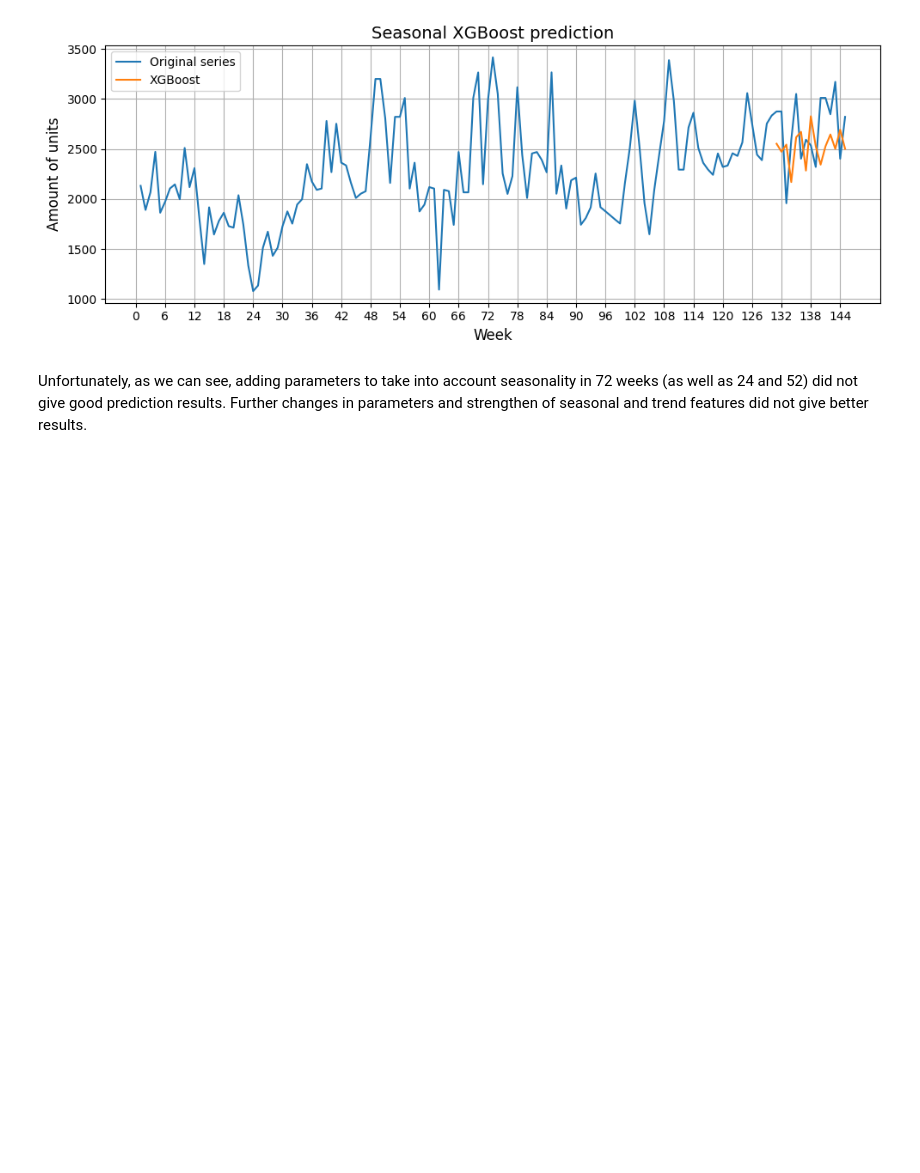
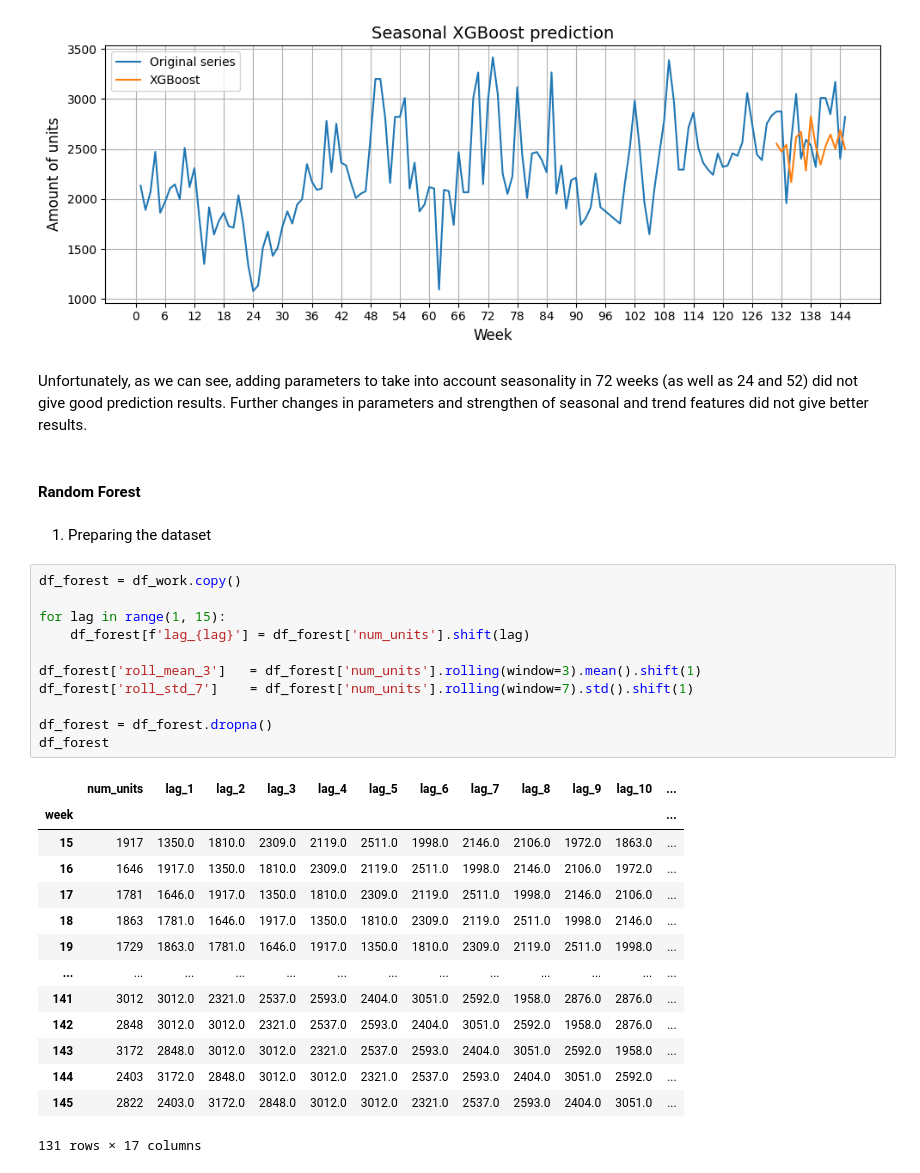
Before and after one commit to AwanRaskall/ml-demand-driven-order-planning, a Jupyter notebook: product_demand_prediction.ipynb, the cells around one changed output. Drawn from its saved outputs; the diff is of its cells as text; blank space fills up the shorter version.

```diff
--- a/product_demand_prediction.ipynb
+++ b/product_demand_prediction.ipynb
@@ -1097,3 +1099,33 @@ plot_graph(df_work['num_units'], y_pred_xgb_seas, title = 'Seasonal XGBoost pred
 [figure]
 # %% [markdown]
 Unfortunately, as we can see, adding parameters to take into account seasonality in 72 weeks (as well as 24 and 52) did not give good prediction results. Further changes in parameters and strengthen of seasonal and trend features did not give better results.
+# %% [markdown]
+#### **Random Forest**
+# %% [markdown]
+1. Preparing the dataset
+# %%
+df_forest = df_work.copy()
+
+for lag in range(1, 15):
+    df_forest[f'lag_{lag}'] = df_forest['num_units'].shift(lag)
+
+df_forest['roll_mean_3']   = df_forest['num_units'].rolling(window=3).mean().shift(1)
+df_forest['roll_std_7']    = df_forest['num_units'].rolling(window=7).std().shift(1)
+
+df_forest = df_forest.dropna()
+df_forest
+# %% [output]
+|  | num_units | lag_1 | lag_2 | lag_3 | lag_4 | lag_5 | lag_6 | lag_7 | lag_8 | lag_9 | lag_10 | ... |
+| week |  |  |  |  |  |  |  |  |  |  |  | ... |
+| 15 | 1917 | 1350.0 | 1810.0 | 2309.0 | 2119.0 | 2511.0 | 1998.0 | 2146.0 | 2106.0 | 1972.0 | 1863.0 | ... |
+| 16 | 1646 | 1917.0 | 1350.0 | 1810.0 | 2309.0 | 2119.0 | 2511.0 | 1998.0 | 2146.0 | 2106.0 | 1972.0 | ... |
+| 17 | 1781 | 1646.0 | 1917.0 | 1350.0 | 1810.0 | 2309.0 | 2119.0 | 2511.0 | 1998.0 | 2146.0 | 2106.0 | ... |
+| 18 | 1863 | 1781.0 | 1646.0 | 1917.0 | 1350.0 | 1810.0 | 2309.0 | 2119.0 | 2511.0 | 1998.0 | 2146.0 | ... |
+| 19 | 1729 | 1863.0 | 1781.0 | 1646.0 | 1917.0 | 1350.0 | 1810.0 | 2309.0 | 2119.0 | 2511.0 | 1998.0 | ... |
+| ... | ... | ... | ... | ... | ... | ... | ... | ... | ... | ... | ... | ... |
+| 141 | 3012 | 3012.0 | 2321.0 | 2537.0 | 2593.0 | 2404.0 | 3051.0 | 2592.0 | 1958.0 | 2876.0 | 2876.0 | ... |
+| 142 | 2848 | 3012.0 | 3012.0 | 2321.0 | 2537.0 | 2593.0 | 2404.0 | 3051.0 | 2592.0 | 1958.0 | 2876.0 | ... |
+| 143 | 3172 | 2848.0 | 3012.0 | 3012.0 | 2321.0 | 2537.0 | 2593.0 | 2404.0 | 3051.0 | 2592.0 | 1958.0 | ... |
+| 144 | 2403 | 3172.0 | 2848.0 | 3012.0 | 3012.0 | 2321.0 | 2537.0 | 2593.0 | 2404.0 | 3051.0 | 2592.0 | ... |
+| 145 | 2822 | 2403.0 | 3172.0 | 2848.0 | 3012.0 | 3012.0 | 2321.0 | 2537.0 | 2593.0 | 2404.0 | 3051.0 | ... |
+131 rows × 17 columns
```
Also changed, not shown: parts of 8 cells of this notebook.
